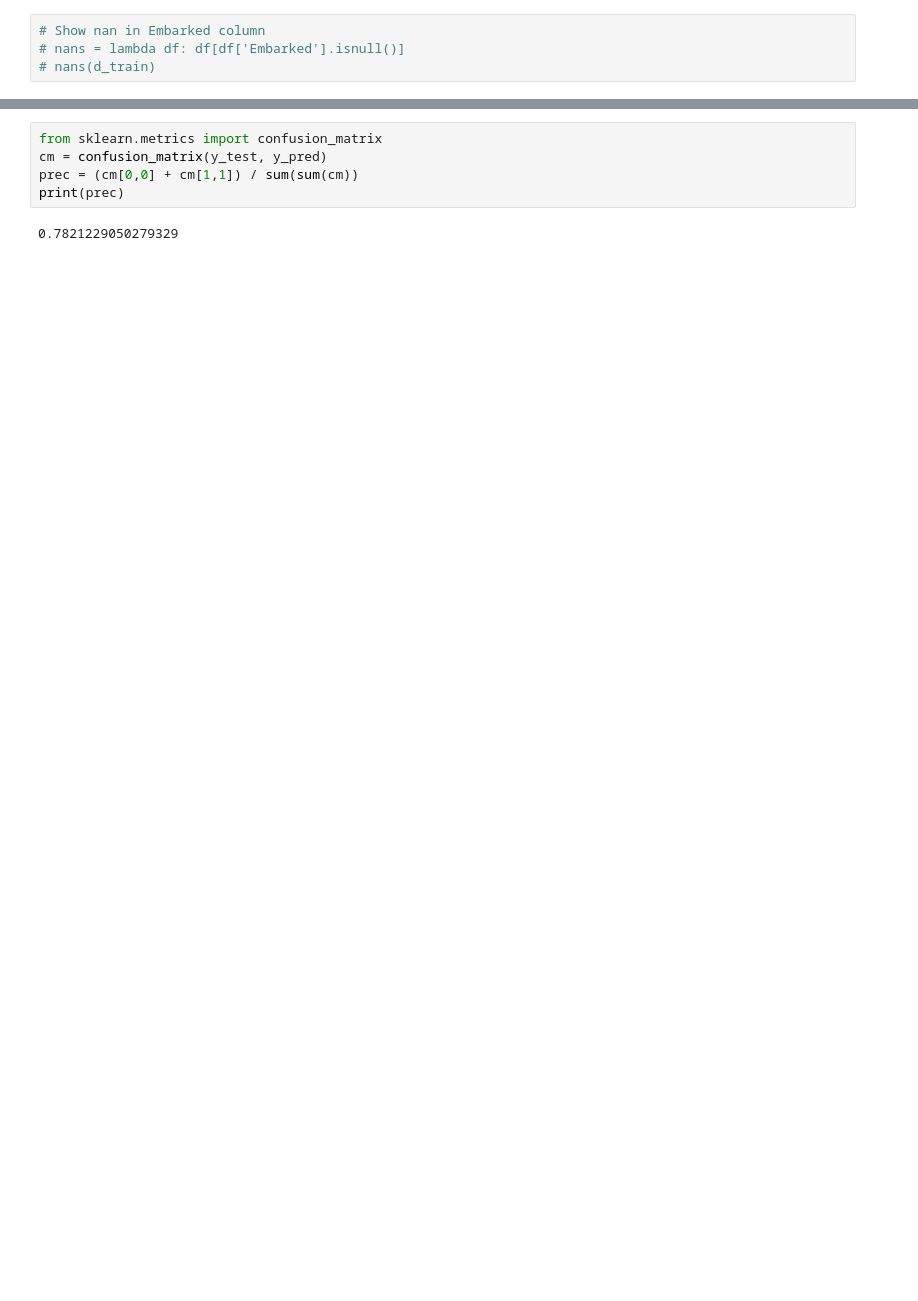
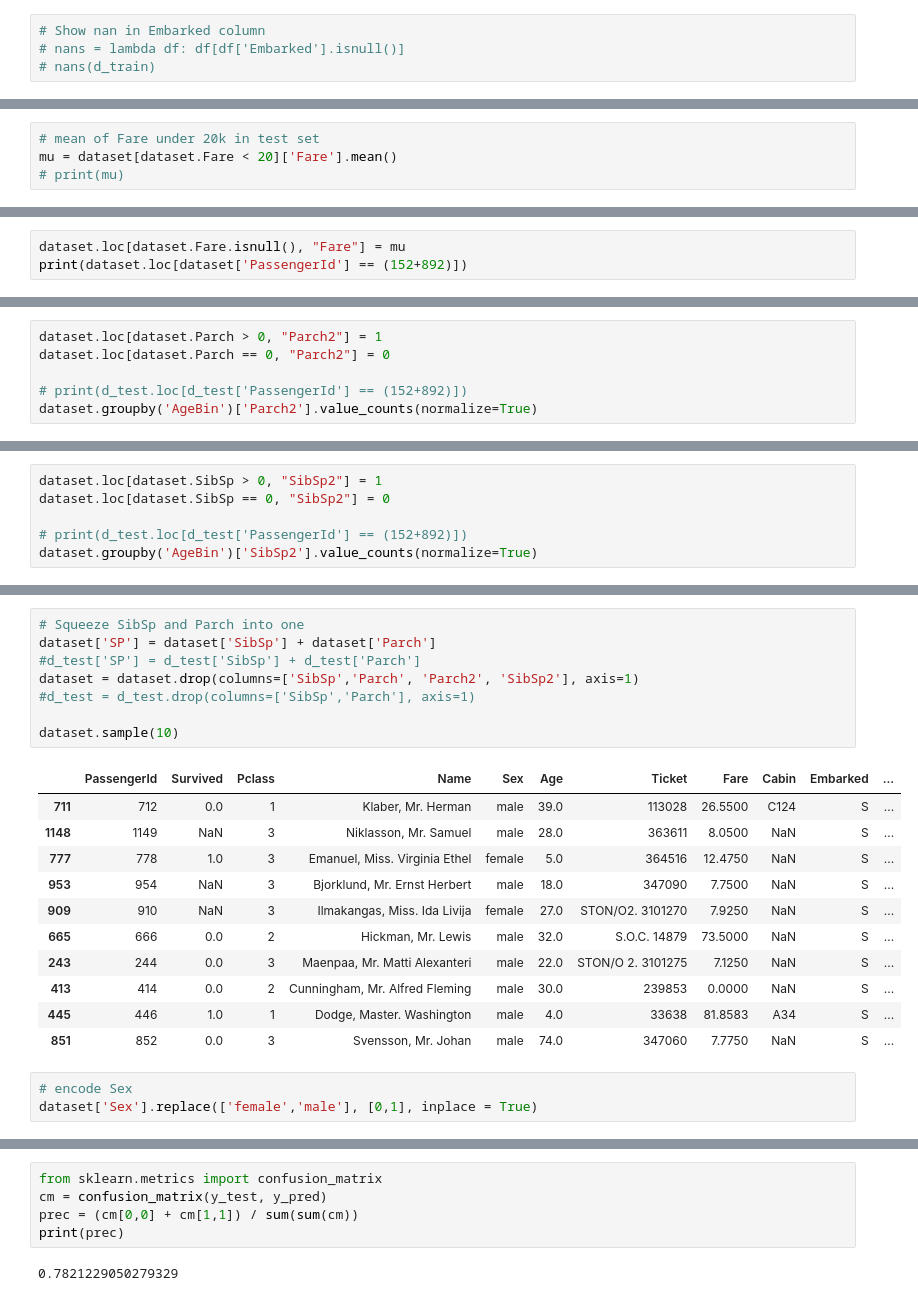
Before and after one commit to krigaree/KaggleCompetitions, a Jupyter notebook: titanic/titanic.ipynb, the cells around one changed output, grey strips where cells are left out. Cells and saved outputs as stored; diff of their text form; blank space fills up the shorter version.

```diff
--- a/titanic/titanic.ipynb
+++ b/titanic/titanic.ipynb
@@ -343,0 +73,4 @@ X_train, X_test, y_train, y_test = train_test_split(X, y, test_size=0.2, random_
+# %%
+# mean of Fare under 20k in test set
+mu = dataset[dataset.Fare < 20]['Fare'].mean()
+# print(mu)
@@ -343,0 +84,3 @@ X_train, X_test, y_train, y_test = train_test_split(X, y, test_size=0.2, random_
+# %%
+dataset.loc[dataset.Fare.isnull(), "Fare"] = mu
+print(dataset.loc[dataset['PassengerId'] == (152+892)])
@@ -343,0 +149,6 @@ X_train, X_test, y_train, y_test = train_test_split(X, y, test_size=0.2, random_
+# %%
+dataset.loc[dataset.Parch > 0, "Parch2"] = 1
+dataset.loc[dataset.Parch == 0, "Parch2"] = 0
+
+# print(d_test.loc[d_test['PassengerId'] == (152+892)])
+dataset.groupby('AgeBin')['Parch2'].value_counts(normalize=True)
@@ -343,0 +167,6 @@ X_train, X_test, y_train, y_test = train_test_split(X, y, test_size=0.2, random_
+# %%
+dataset.loc[dataset.SibSp > 0, "SibSp2"] = 1
+dataset.loc[dataset.SibSp == 0, "SibSp2"] = 0
+
+# print(d_test.loc[d_test['PassengerId'] == (152+892)])
+dataset.groupby('AgeBin')['SibSp2'].value_counts(normalize=True)
@@ -343,0 +209,23 @@ X_train, X_test, y_train, y_test = train_test_split(X, y, test_size=0.2, random_
+# %%
+# Squeeze SibSp and Parch into one
+dataset['SP'] = dataset['SibSp'] + dataset['Parch']
+#d_test['SP'] = d_test['SibSp'] + d_test['Parch']
+dataset = dataset.drop(columns=['SibSp','Parch', 'Parch2', 'SibSp2'], axis=1)
+#d_test = d_test.drop(columns=['SibSp','Parch'], axis=1)
+
+dataset.sample(10)
+# %% [output]
+|  | PassengerId | Survived | Pclass | Name | Sex | Age | Ticket | Fare | Cabin | Embarked | ... |
+| 711 | 712 | 0.0 | 1 | Klaber, Mr. Herman | male | 39.0 | 113028 | 26.5500 | C124 | S | ... |
+| 1148 | 1149 | NaN | 3 | Niklasson, Mr. Samuel | male | 28.0 | 363611 | 8.0500 | NaN | S | ... |
+| 777 | 778 | 1.0 | 3 | Emanuel, Miss. Virginia Ethel | female | 5.0 | 364516 | 12.4750 | NaN | S | ... |
+| 953 | 954 | NaN | 3 | Bjorklund, Mr. Ernst Herbert | male | 18.0 | 347090 | 7.7500 | NaN | S | ... |
+| 909 | 910 | NaN | 3 | Ilmakangas, Miss. Ida Livija | female | 27.0 | STON/O2. 3101270 | 7.9250 | NaN | S | ... |
+| 665 | 666 | 0.0 | 2 | Hickman, Mr. Lewis | male | 32.0 | S.O.C. 14879 | 73.5000 | NaN | S | ... |
+| 243 | 244 | 0.0 | 3 | Maenpaa, Mr. Matti Alexanteri | male | 22.0 | STON/O 2. 3101275 | 7.1250 | NaN | S | ... |
+| 413 | 414 | 0.0 | 2 | Cunningham, Mr. Alfred Fleming | male | 30.0 | 239853 | 0.0000 | NaN | S | ... |
+| 445 | 446 | 1.0 | 1 | Dodge, Master. Washington | male | 4.0 | 33638 | 81.8583 | A34 | S | ... |
+| 851 | 852 | 0.0 | 3 | Svensson, Mr. Johan | male | 74.0 | 347060 | 7.7750 | NaN | S | ... |
+# %%
+# encode Sex
+dataset['Sex'].replace(['female','male'], [0,1], inplace = True)
```
Also changed, not shown: parts of 73 cells of this notebook, 3 other files.
